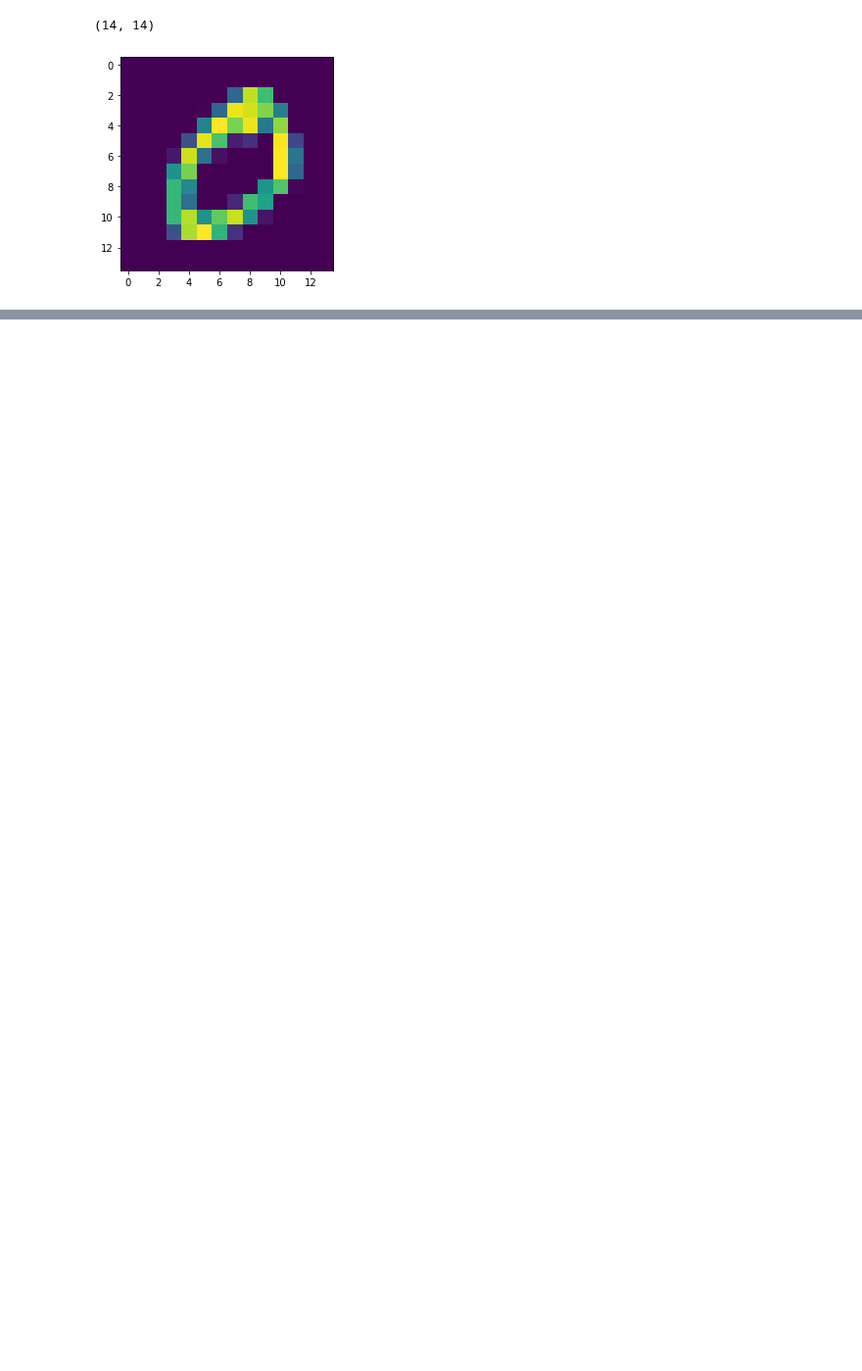
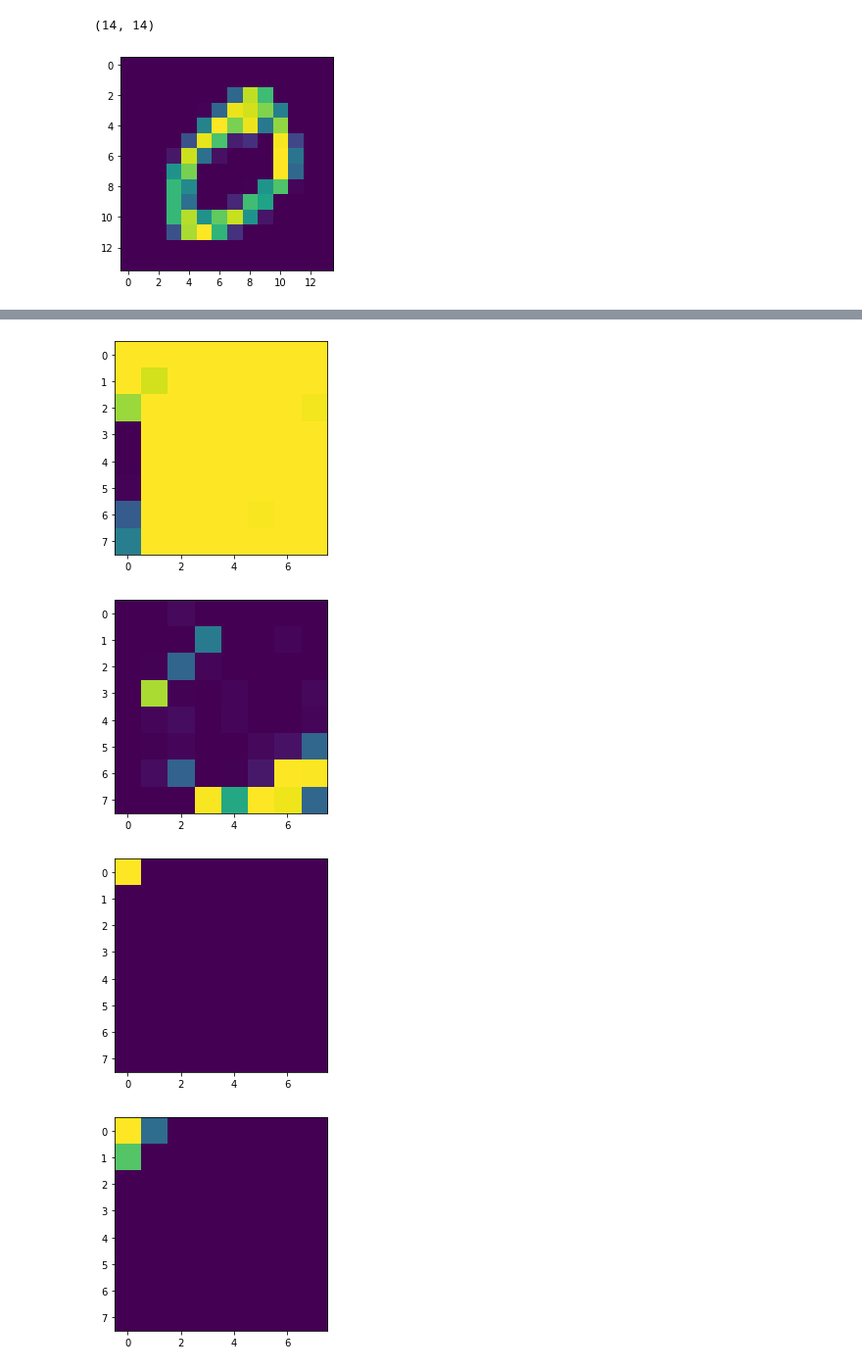
Before and after one commit to 8const/convnet, a Jupyter notebook: Untitled.ipynb, the cells around one changed output, grey strips where cells are left out. Shown at 98% size. Saved outputs shown, nothing was run; the diff lists cells and outputs as text; code cells hidden in the pictures; blank space fills up the shorter version.

```diff
--- a/Untitled.ipynb
+++ b/Untitled.ipynb
@@ -152,0 +170,11 @@ IndexError: list index out of range
+# %%
+c2 = np.array([second_conv_layer_el(k) for k in range(12)])
+# %%
+for c in c2:
+    plt.imshow(c)
+    plt.show()
+# %% [output]
+[figure, added]
+[figure, added]
+[figure, added]
+[figure, added]
```
Also changed, not shown: parts of 9 cells of this notebook.
